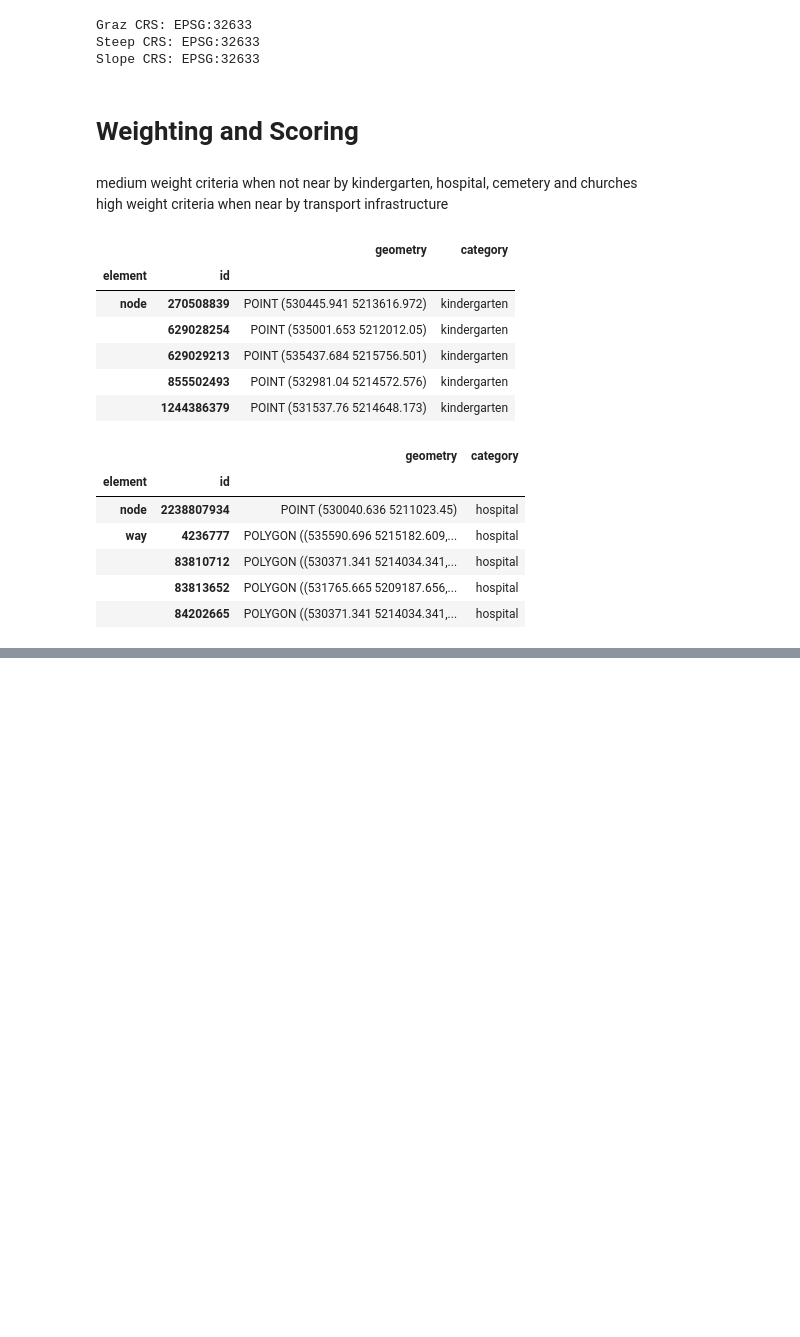
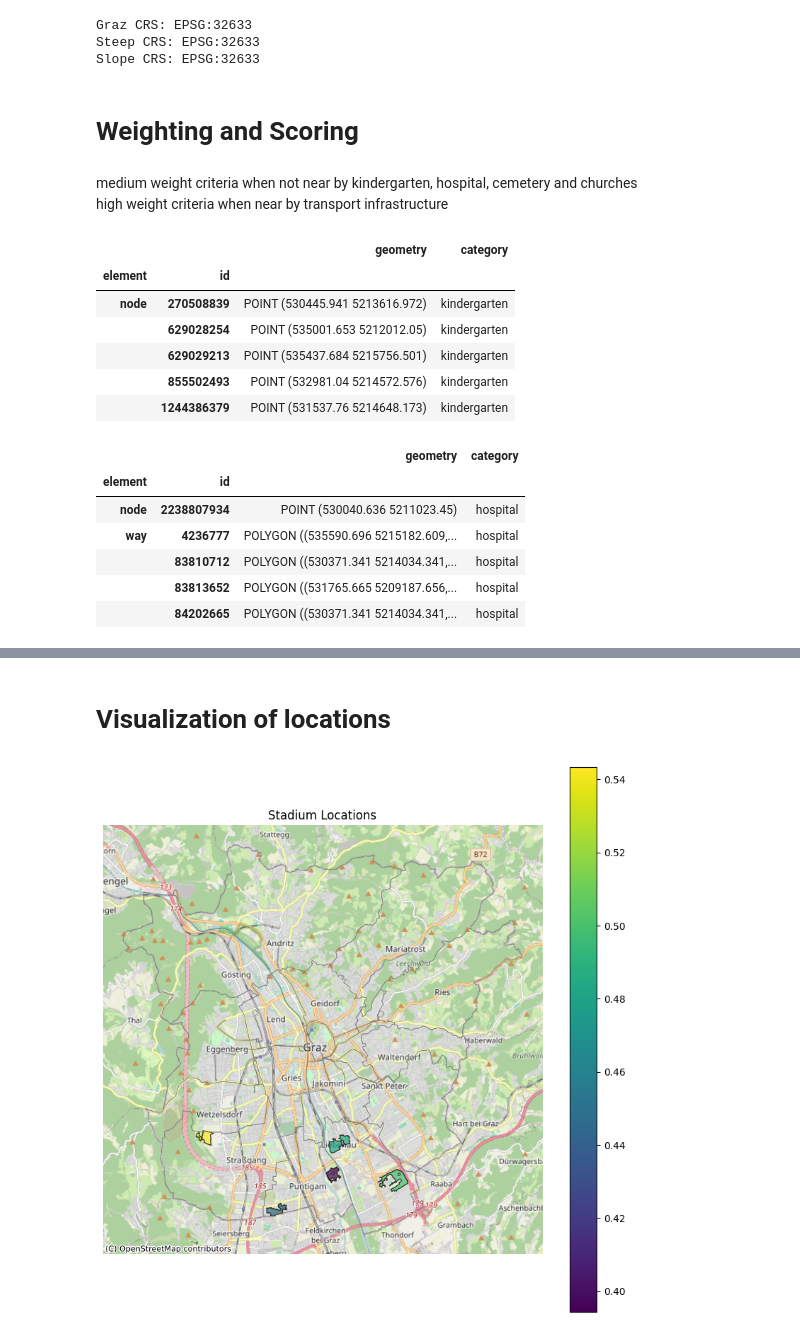
Before and after one commit to ein-wildes-nico/GIS_Analysis2_FinalProject_Paar_Flor_Wallisch, a Jupyter notebook: main.ipynb, the cells around one changed output, grey strips where cells are left out. Drawn from its saved outputs; the diff is of its cells as text; code cells hidden in the pictures; blank space fills up the shorter version.

```diff
--- a/main.ipynb
+++ b/main.ipynb
@@ -510,0 +708,14 @@ gdf_stops["category"] = "public_transport_stop"
+# %%
+# Normalize distances (further is better, 0 = worst, 1 = best)
+def score_distance(dist, min_dist=100, max_dist=500):
+    return ((dist - min_dist) / (max_dist - min_dist)).clip(0, 1)
+
+suitable_area["score_hospital"] = score_distance(suitable_area["dist_hospital"])
+suitable_area["score_kindergarten"] = score_distance(suitable_area["dist_kindergarten"])
+suitable_area["score_cemetery"] = score_distance(suitable_area["dist_cemetery"])
+suitable_area["score_religious"] = score_distance(suitable_area["dist_religious"])
+suitable_area["score_residential"] = score_distance(suitable_area["dist_residential"])
+suitable_area["score_center"] = 1 - score_distance(suitable_area["dist_center"], min_dist=0, max_dist=5000)  # closer to center is better
+suitable_area["score_pop_center"] = 1 - score_distance(suitable_area["dist_pop_density_center"], min_dist=0, max_dist=5000)
+suitable_area["score_car_access"] = 1 - score_distance(suitable_area["car_accessibility"], min_dist=0, max_dist=5000)
+suitable_area["score_walk_access"] = 1 - score_distance(suitable_area["walk_accessibility"], min_dist=0, max_dist=2000)
@@ -510,0 +724,10 @@ gdf_stops["category"] = "public_transport_stop"
+# %%
+# simple average
+score_columns = [
+    "score_hospital", "score_kindergarten", "score_cemetery", "score_religious",
+    "score_residential", "score_center", "score_pop_center",
+    "score_car_access", "score_walk_access"
+]
+suitable_area["final_score"] = suitable_area[score_columns].mean(axis=1)
+suitable_area = suitable_area.sort_values("final_score", ascending=False)
+print(suitable_area)
@@ -510,0 +752,24 @@ gdf_stops["category"] = "public_transport_stop"
+# %% [markdown]
+# Visualization of locations
+# %%
+# Plot top 5 candidate sites
+import contextily as ctx
+
+top5 = suitable_area.head(5).copy()
+top5 = top5.to_crs(epsg=3857)
+gdf_districts_web = gdf_districts.to_crs(epsg=3857)
+
+fig, ax = plt.subplots(figsize=(10, 10))
+gdf_districts_web.boundary.plot(ax=ax, color="gray", linewidth=0.5)
+top5.plot(ax=ax, column="final_score", cmap="viridis", legend=True, edgecolor="black", alpha=0.7)
+
+# Annotate rank
+for idx, row in top5.iterrows():
+    ax.annotate(f"{idx+1}", xy=(row["centroid"].x, row["centroid"].y), color="white", weight="bold", fontsize=12, ha="center", va="center")
+
+ctx.add_basemap(ax, source=ctx.providers.OpenStreetMap.Mapnik)
+plt.title("Stadium Locations")
+plt.axis("off")
+plt.show()
+# %% [output]
+[figure, added]
```
Also changed, not shown: parts of 32 cells of this notebook, 21 other files.
